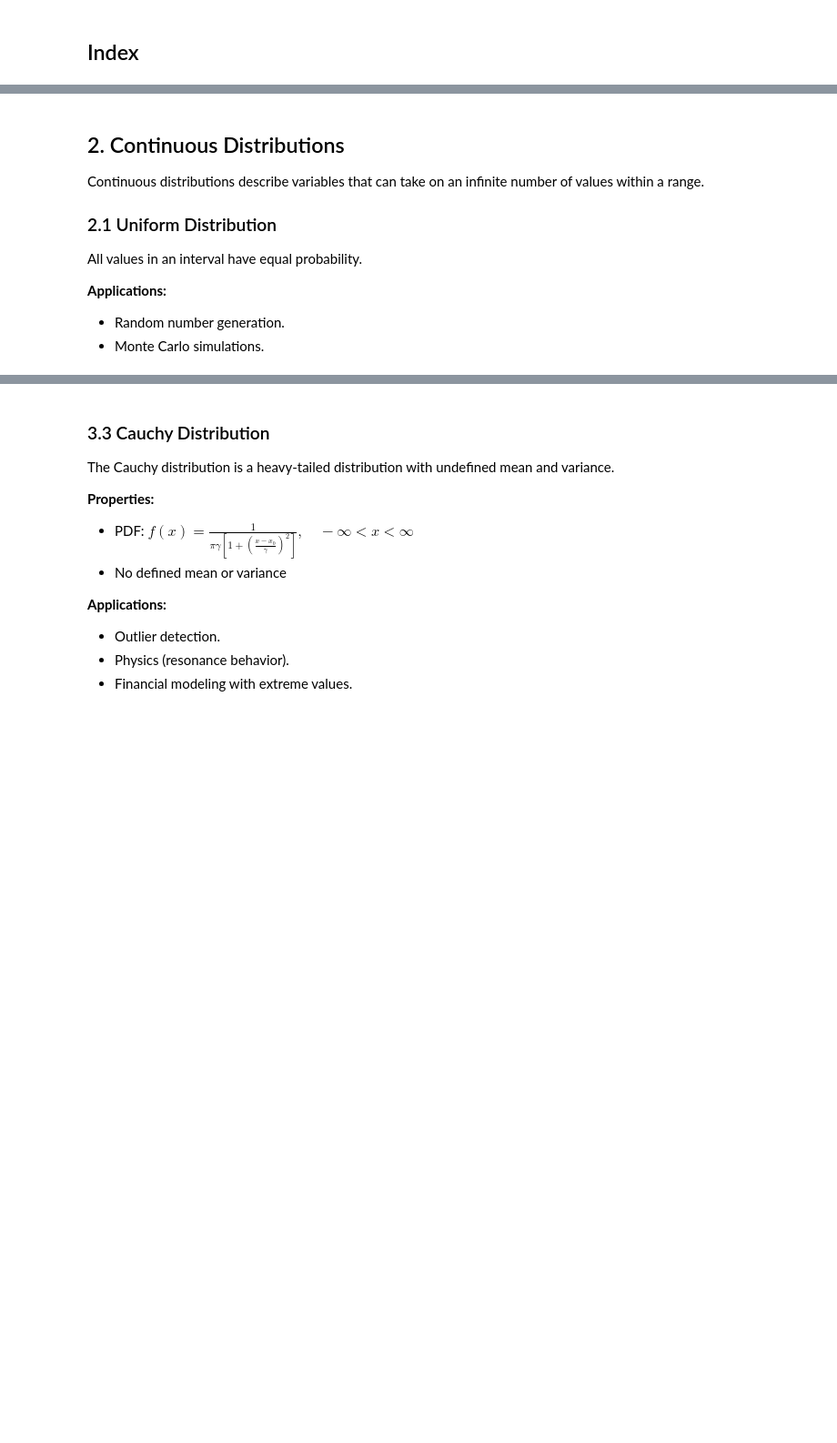
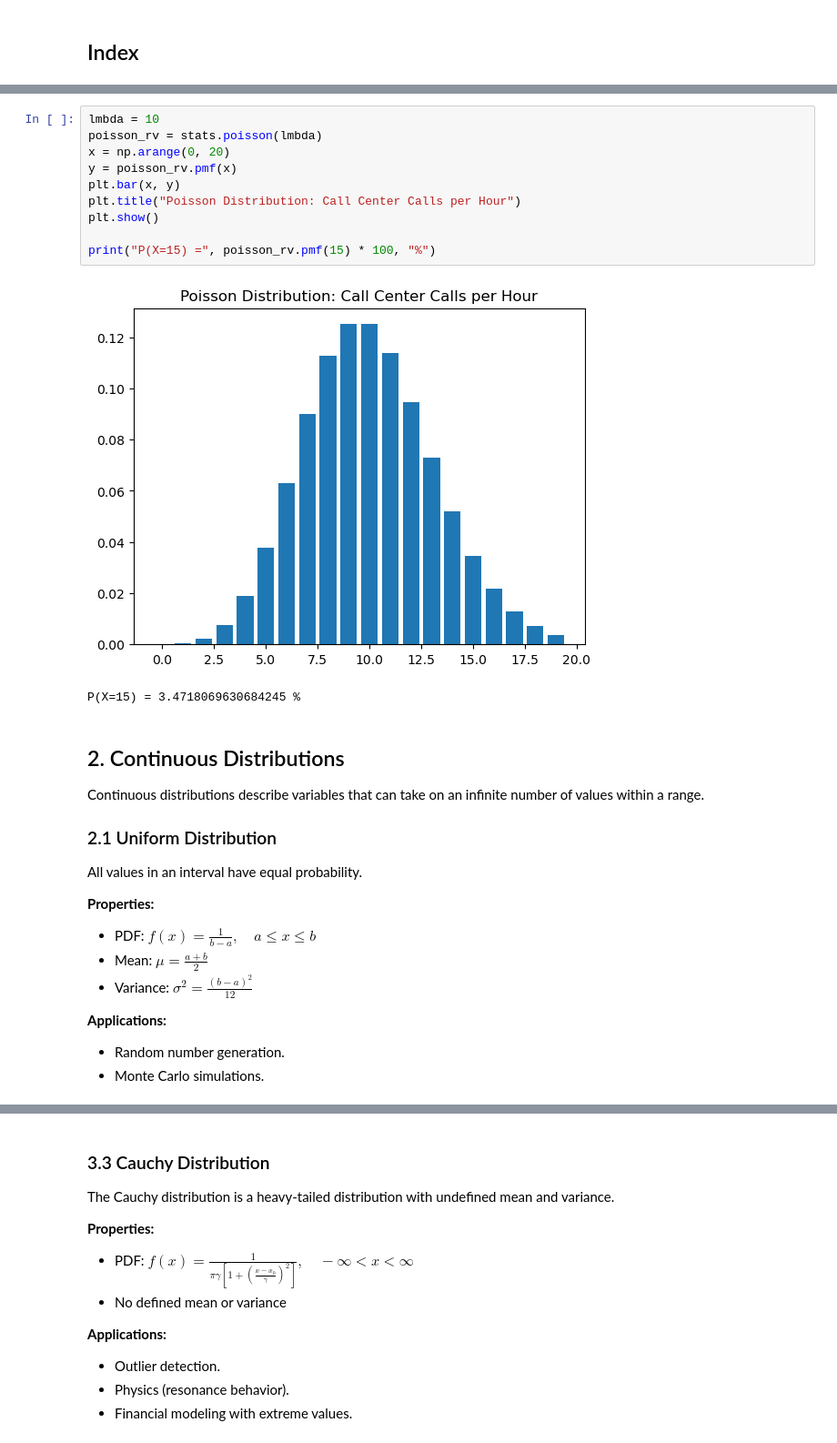
Before and after one commit to H0wl3r2001/DataScientist_Probability, a Jupyter notebook: Distributions.ipynb, the cells around one changed output, grey strips where cells are left out. Shown at 91% size. Drawn from its saved outputs; the diff is of its cells as text; blank space fills up the shorter version.

```diff
--- a/Distributions.ipynb
+++ b/Distributions.ipynb
@@ -37,3 +94,16 @@ Models the number of events occurring in a fixed interval of time or space.
+# %%
+lmbda = 10
+poisson_rv = stats.poisson(lmbda)
+x = np.arange(0, 20)
+y = poisson_rv.pmf(x)
+plt.bar(x, y)
+plt.title("Poisson Distribution: Call Center Calls per Hour")
+plt.show()
+
+print("P(X=15) =", poisson_rv.pmf(15) * 100, "%")
+# %% [output]
+[figure, added]
+P(X=15) = 3.4718069630684245 %
 # %% [markdown]
 ## 2. Continuous Distributions
 Continuous distributions describe variables that can take on an infinite number of values within a range.
@@ -41,6 +111,11 @@ Continuous distributions describe variables that can take on an infinite number
 ### 2.1 Uniform Distribution
 All values in an interval have equal probability.
 
+**Properties:**
+- PDF: $f(x) = \frac{1}{b - a}, \quad a \leq x \leq b$
+- Mean: $\mu = \frac{a + b}{2}$
+- Variance: $\sigma^2 = \frac{(b - a)^2}{12}$
+
 **Applications:**
 - Random number generation.
 - Monte Carlo simulations.
```
Also changed, not shown: parts of 15 cells of this notebook.
